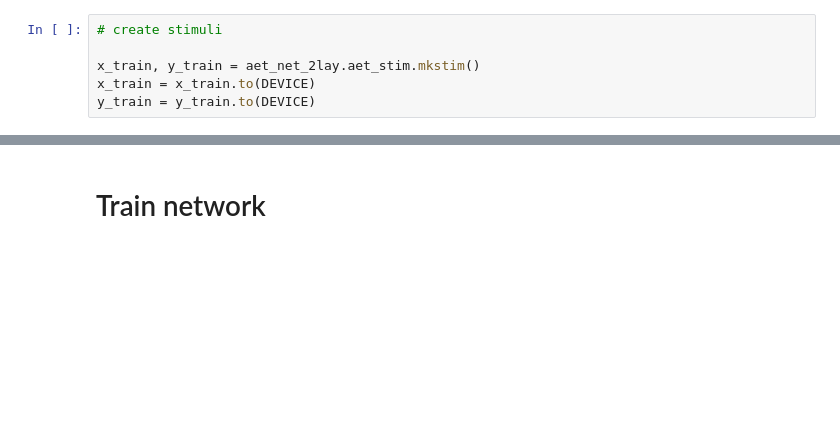
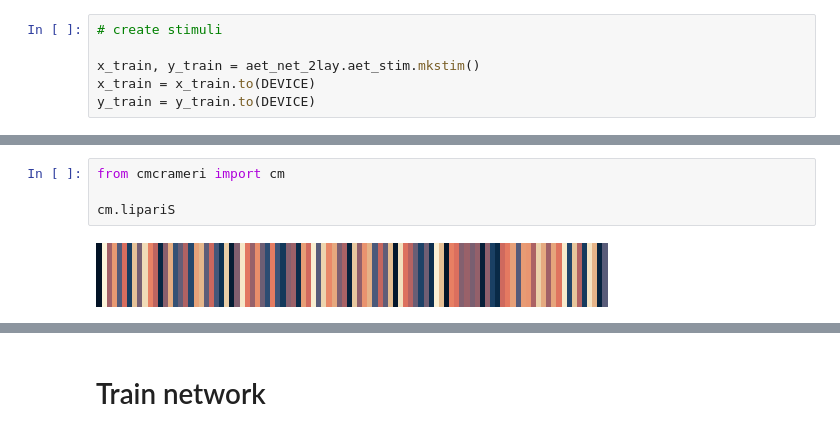
Before and after one commit to katduecker/dnn_osci, a Jupyter notebook: DynNN_figures_thesis.ipynb, the cells around one changed output, grey strips where cells are left out. Saved outputs shown, nothing was run; the diff lists cells and outputs as text; blank space fills up the shorter version.

```diff
--- a/DynNN_figures_thesis.ipynb
+++ b/DynNN_figures_thesis.ipynb
@@ -215,0 +233,6 @@ plt.imshow(x_train[0,:,:28,0:28].squeeze().numpy())
+# %%
+from cmcrameri import cm
+
+cm.lipariS
+# %% [output]
+[figure, added]
```
Also changed, not shown: parts of 9 cells of this notebook.
